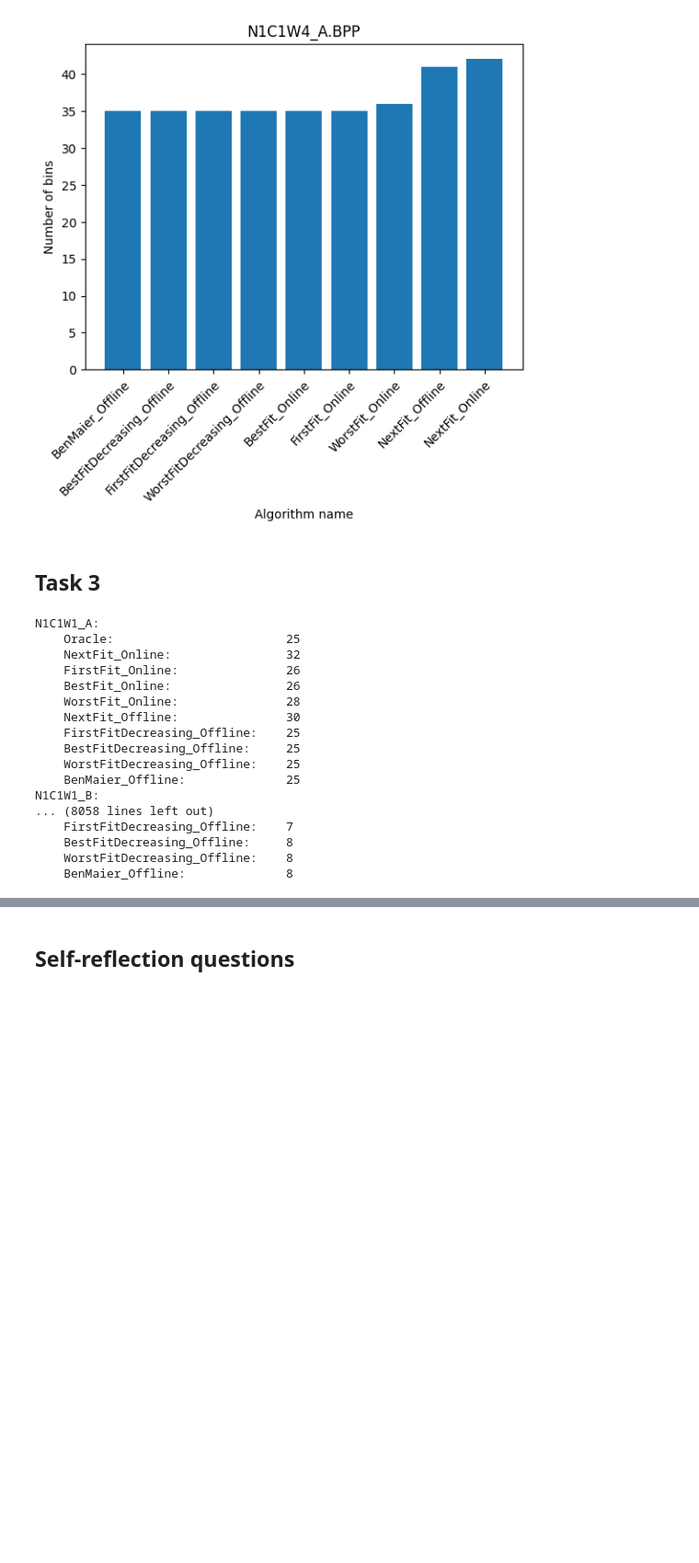
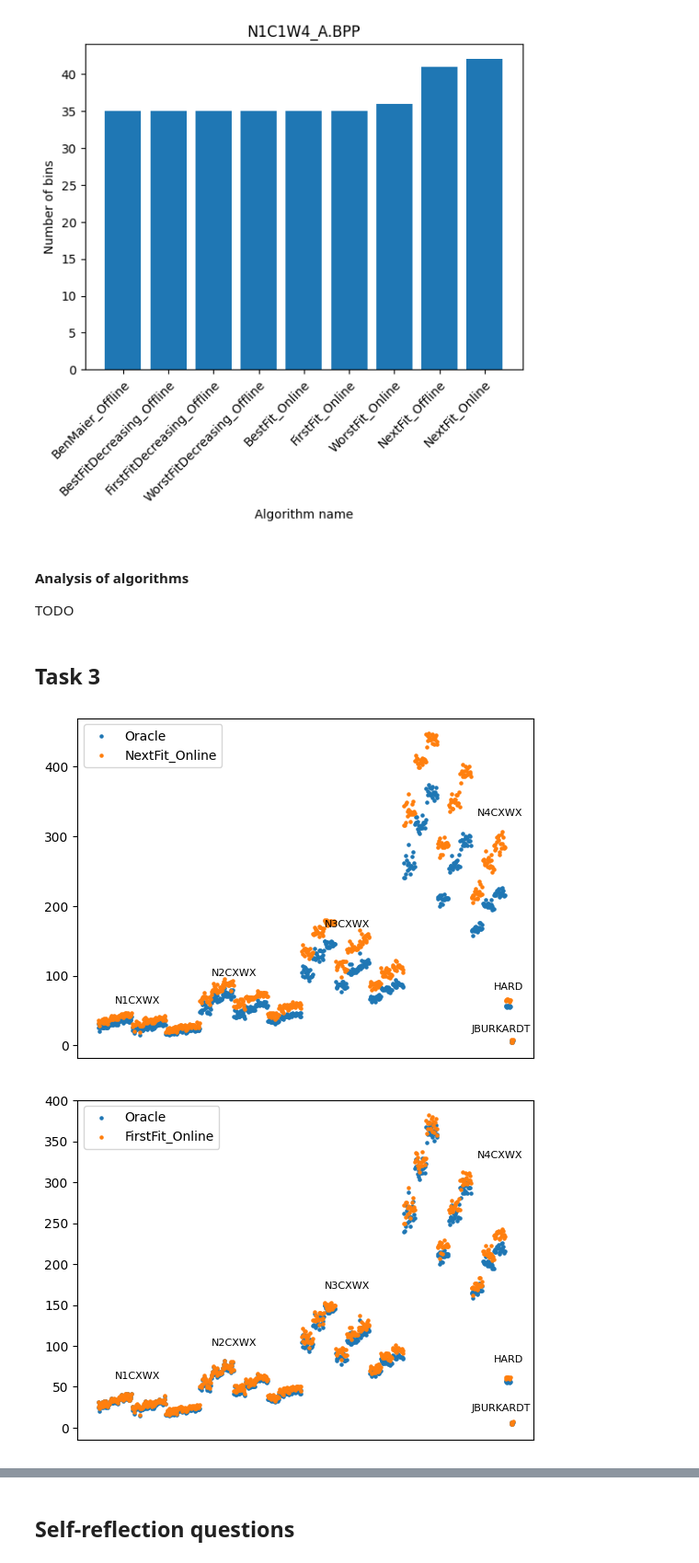
Before and after one commit to lilweege/3XB3-L2, a Jupyter notebook: report.ipynb, the cells around one changed output, grey strips where cells are left out. Shown: that part at 92% size. Saved outputs shown, nothing was run; the diff lists cells and outputs as text; code cells hidden in the pictures; blank space fills up the shorter version.

Commit message:
T3 plotting

```diff
--- a/report.ipynb
+++ b/report.ipynb
@@ -222,6 +222,9 @@ Execution time: 12.108ms                          Execution time: 0.173ms
 [figure]
 [figure]
 [figure]
+# %% [markdown]
+#### Analysis of algorithms
+TODO
 # %% [markdown]
 ## Task 3
 # %%
@@ -277,32 +280,40 @@ for test_case in listdir(jburkardt_dir):
 
 from collections import defaultdict
 case_results = defaultdict(dict)
+algorithms = all_online() + all_offline()
 for name, data in case_data.items():
-    for algorithm in all_online() + all_offline():
+    for algorithm in algorithms:
         result = algorithm(data)
         case_results[name][get_algo_name(algorithm)] = result
 # %%
-padding = 34
-for case_name, results in case_results.items():
-    print(f"{case_name}:")
-    print(f"    Oracle: ".ljust(padding), oracle[case_name])
-    for algo_name, result in results.items():
-        print(f"    {algo_name}: ".ljust(padding), result.num_bins)
+# padding = 34
+# for case_name, results in case_results.items():
+#     print(f"{case_name}:")
+#     print(f"    Oracle: ".ljust(padding), oracle[case_name])
+#     for algo_name, result in results.items():
+#         print(f"    {algo_name}: ".ljust(padding), result.num_bins)
+# print(oracle)
+results_per_algo = {}
+for algorithm in algorithms:
+    name = get_algo_name(algorithm)
+    results_per_algo[name] = {k:d[name] for k, d in case_results.items()}
+
+for k, v in results_per_algo.items():
+    _, ax = plt.subplots(1, 1)
+    plt.xticks([])
+    # plt.yticks([])
+    aa, bb = list(zip(*oracle.items()))
+    ax.scatter(aa, bb, s=5, label="Oracle")
+    aa, bb = list(zip(*v.items()))
+    # aa, bb = list(zip(*sorted(v.items(), key=lambda t: (t[1], t[0]))))
+    ax.scatter(aa, [a.num_bins for a in bb], s=5, label=k)
+    ax.legend()
+    ax.annotate('N1CXWX', xy=(0,0),xytext=(30,60), fontsize=8)
+    ax.annotate('N2CXWX', xy=(0,0),xytext=(200,100), fontsize=8)
+    ax.annotate('N3CXWX', xy=(0,0),xytext=(400,170), fontsize=8)
+    ax.annotate('N4CXWX', xy=(0,0),xytext=(670,330), fontsize=8)
+    ax.annotate('HARD', xy=(0,0),xytext=(700,80), fontsize=8)
+    ax.annotate('JBURKARDT', xy=(0,0),xytext=(660,20), fontsize=8)
 # %% [output]
-N1C1W1_A:
-    Oracle:                        25
-    NextFit_Online:                32
-    FirstFit_Online:               26
-    BestFit_Online:                26
-    WorstFit_Online:               28
-    NextFit_Offline:               30
-    FirstFitDecreasing_Offline:    25
-    BestFitDecreasing_Offline:     25
-    WorstFitDecreasing_Offline:    25
-    BenMaier_Offline:              25
-N1C1W1_B:
-... (8058 lines left out)
-    FirstFitDecreasing_Offline:    7
-    BestFitDecreasing_Offline:     8
-    WorstFitDecreasing_Offline:    8
-    BenMaier_Offline:              8
+[figure, added]
+[figure, added]
```
Also changed, not shown: parts of 2 cells of this notebook.
